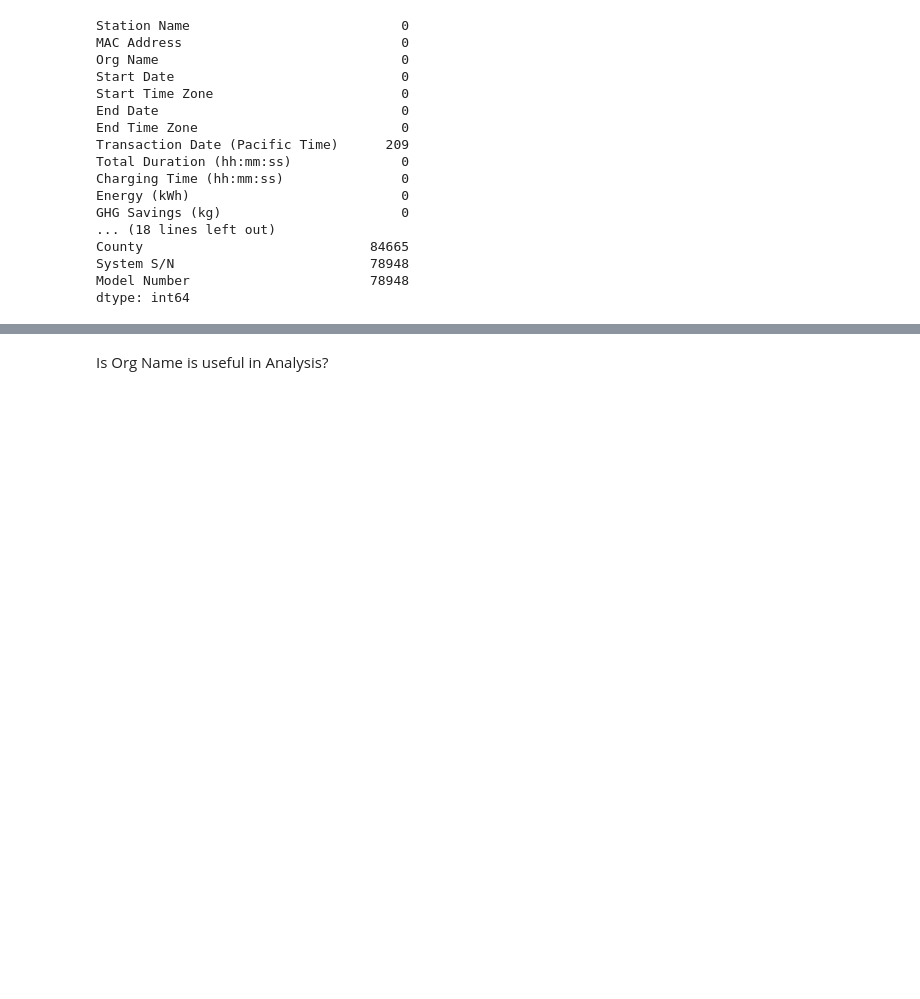
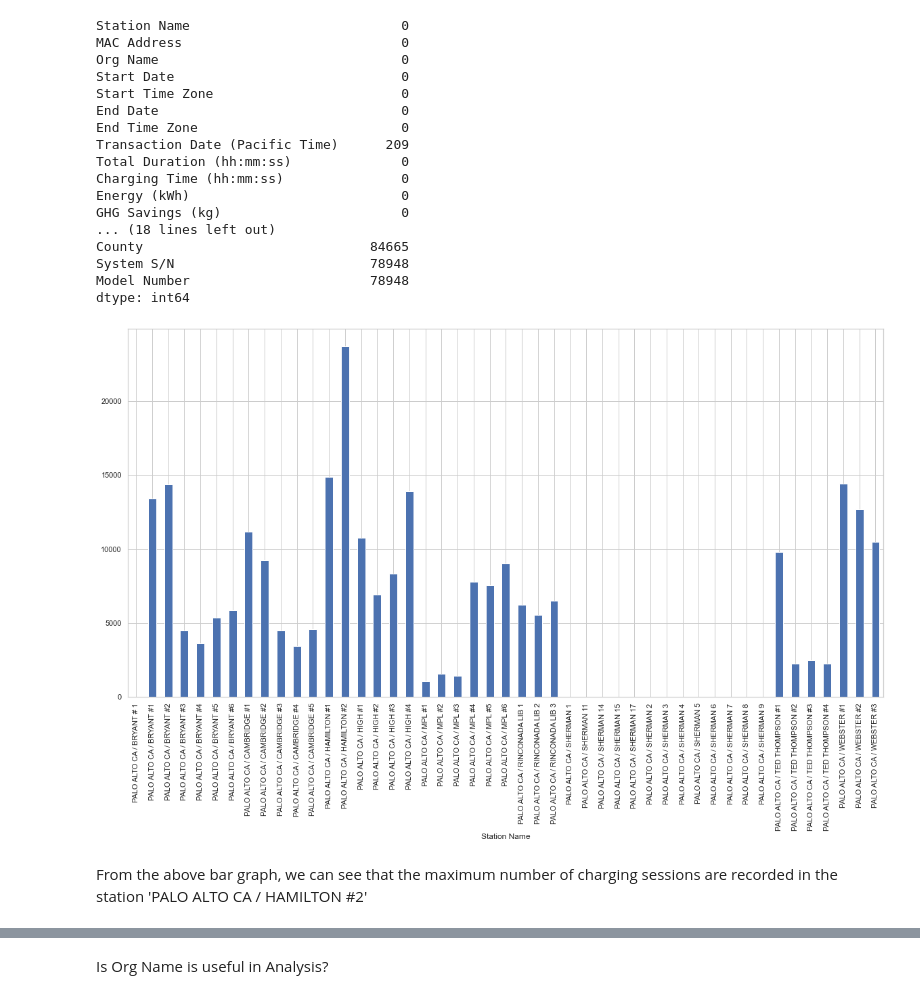
Before and after one commit to Gangaraj-eng/IT496_DataForce_CourseProject1, a Jupyter notebook: 202001107/202001107_IT496_CP1.ipynb, the cells around one changed output, grey strips where cells are left out. Cells and saved outputs as stored; diff of their text form; code cells hidden in the pictures; blank space fills up the shorter version.

```diff
--- a/202001107/202001107_IT496_CP1.ipynb
+++ b/202001107/202001107_IT496_CP1.ipynb
@@ -165,3 +174,10 @@ County                             84665
 System S/N                         78948
 Model Number                       78948
 dtype: int64
+# %%
+Data.groupby('Station Name').size().plot(kind='bar',figsize=(20,10))
+plt.show()
+# %% [output]
+[figure, added]
+# %% [markdown]
+From the above bar graph, we can see that the maximum number of charging sessions are recorded in the station 'PALO ALTO CA / HAMILTON #2'
```
Also changed, not shown: parts of 37 cells of this notebook.
